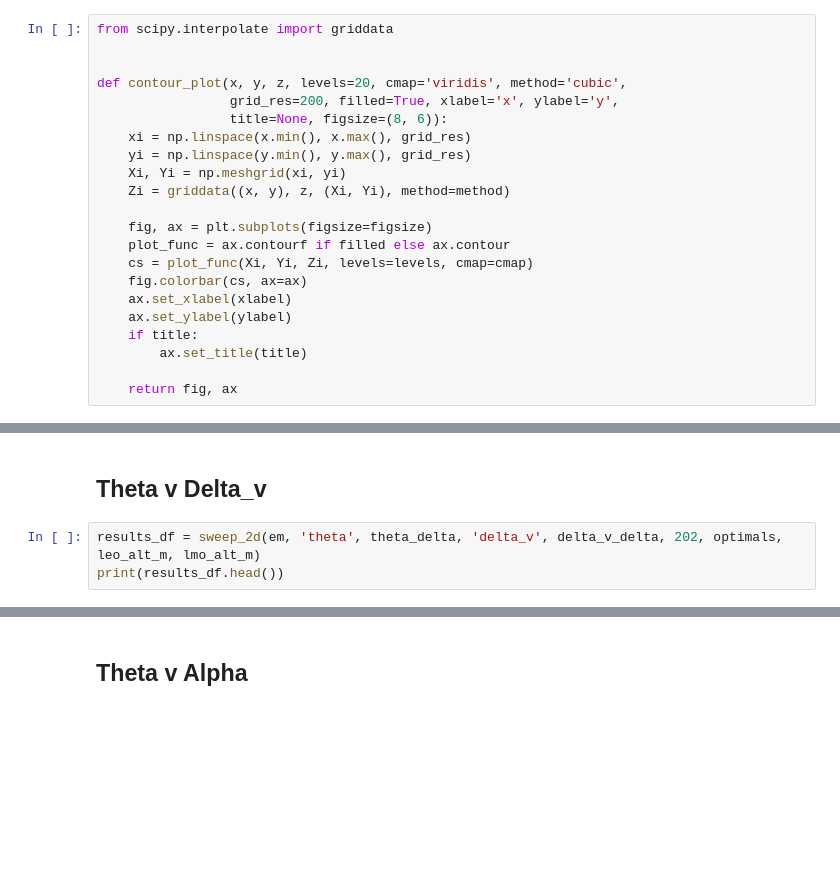
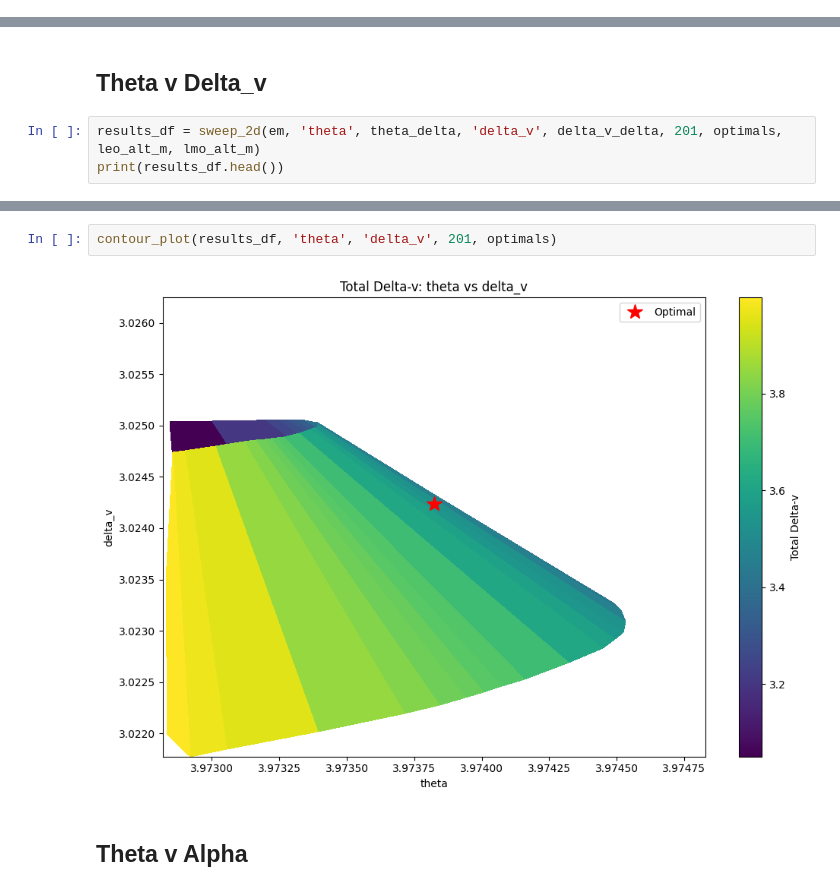
Before and after one commit to samcoulthurst/TrajectoryOptimizer, a Jupyter notebook: notebooks/sensitivites.ipynb, the cells around one changed output, grey strips where cells are left out. Saved outputs shown, nothing was run; the diff lists cells and outputs as text; blank space fills up the shorter version.

Commit message:
Theta delta v sweeps

```diff
--- a/notebooks/sensitivites.ipynb
+++ b/notebooks/sensitivites.ipynb
@@ -10,28 +10,6 @@ from cr3bp import (
     sweep_2d,
     contour_plot
     )
-# %%
-from scipy.interpolate import griddata
-
-
-def contour_plot(x, y, z, levels=20, cmap='viridis', method='cubic',
-                 grid_res=200, filled=True, xlabel='x', ylabel='y',
-                 title=None, figsize=(8, 6)):
-    xi = np.linspace(x.min(), x.max(), grid_res)
-    yi = np.linspace(y.min(), y.max(), grid_res)
-    Xi, Yi = np.meshgrid(xi, yi)
-    Zi = griddata((x, y), z, (Xi, Yi), method=method)
-
-    fig, ax = plt.subplots(figsize=figsize)
-    plot_func = ax.contourf if filled else ax.contour
-    cs = plot_func(Xi, Yi, Zi, levels=levels, cmap=cmap)
-    fig.colorbar(cs, ax=ax)
-    ax.set_xlabel(xlabel)
-    ax.set_ylabel(ylabel)
-    if title:
-        ax.set_title(title)
-
-    return fig, ax
 # %% [markdown]
 ### Initialize the System / Problem
 # %%
@@ -64,6 +42,6 @@ tof_delta = 0.0001
 # %% [markdown]
 ## Theta v Delta_v
 # %%
-results_df = sweep_2d(em, 'theta', theta_delta, 'delta_v', delta_v_delta, 202, optimals, leo_alt_m, lmo_alt_m)
+results_df = sweep_2d(em, 'theta', theta_delta, 'delta_v', delta_v_delta, 201, optimals, leo_alt_m, lmo_alt_m)
 print(results_df.head())
 # %% [output]
@@ -101,3 +95,7 @@ plt.show()
+# %%
+contour_plot(results_df, 'theta', 'delta_v', 201, optimals)
+# %% [output]
+[figure, added]
 # %% [markdown]
 ## Theta v Alpha
 # %% [markdown]
```
Also changed, not shown: parts of 4 cells of this notebook, 5 other files.
